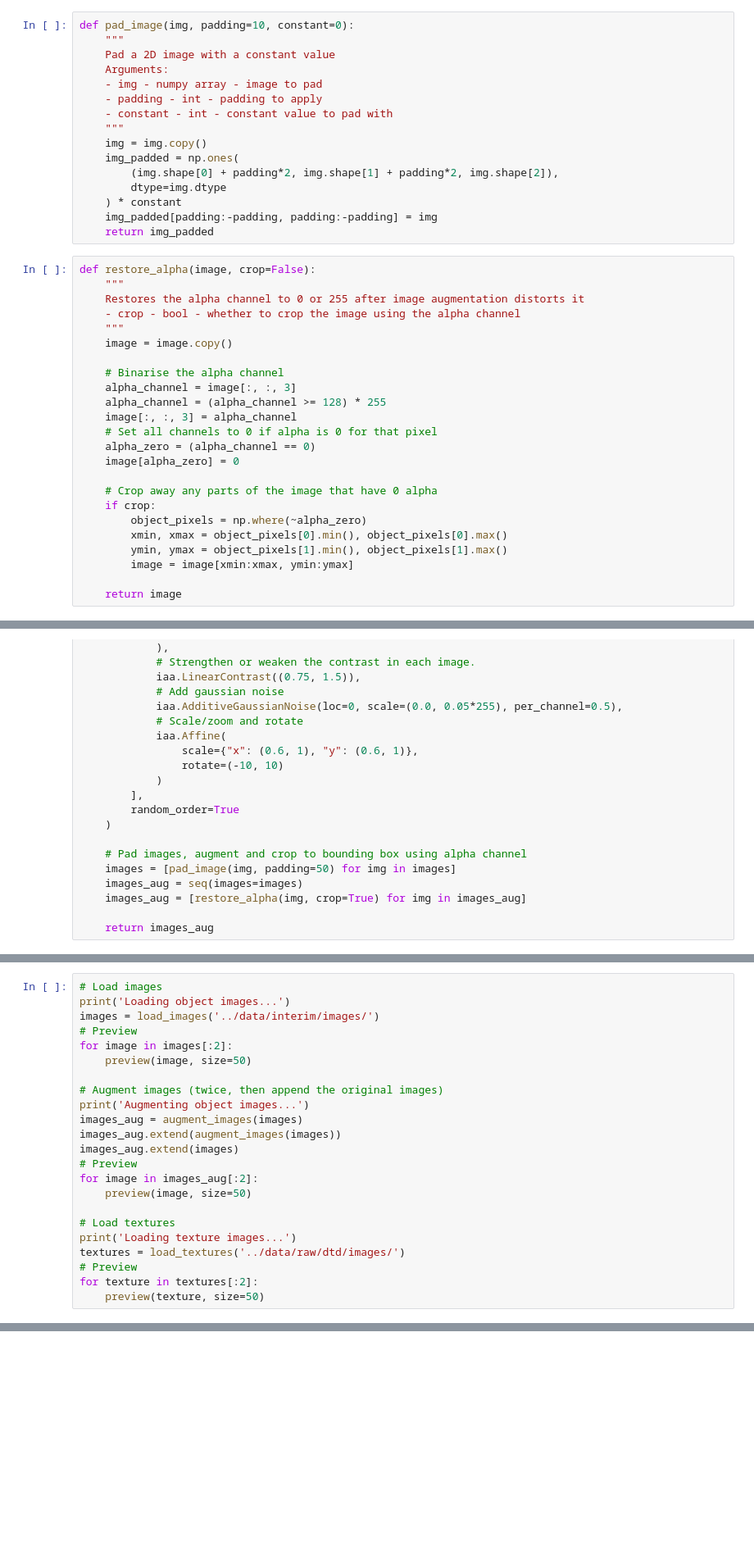
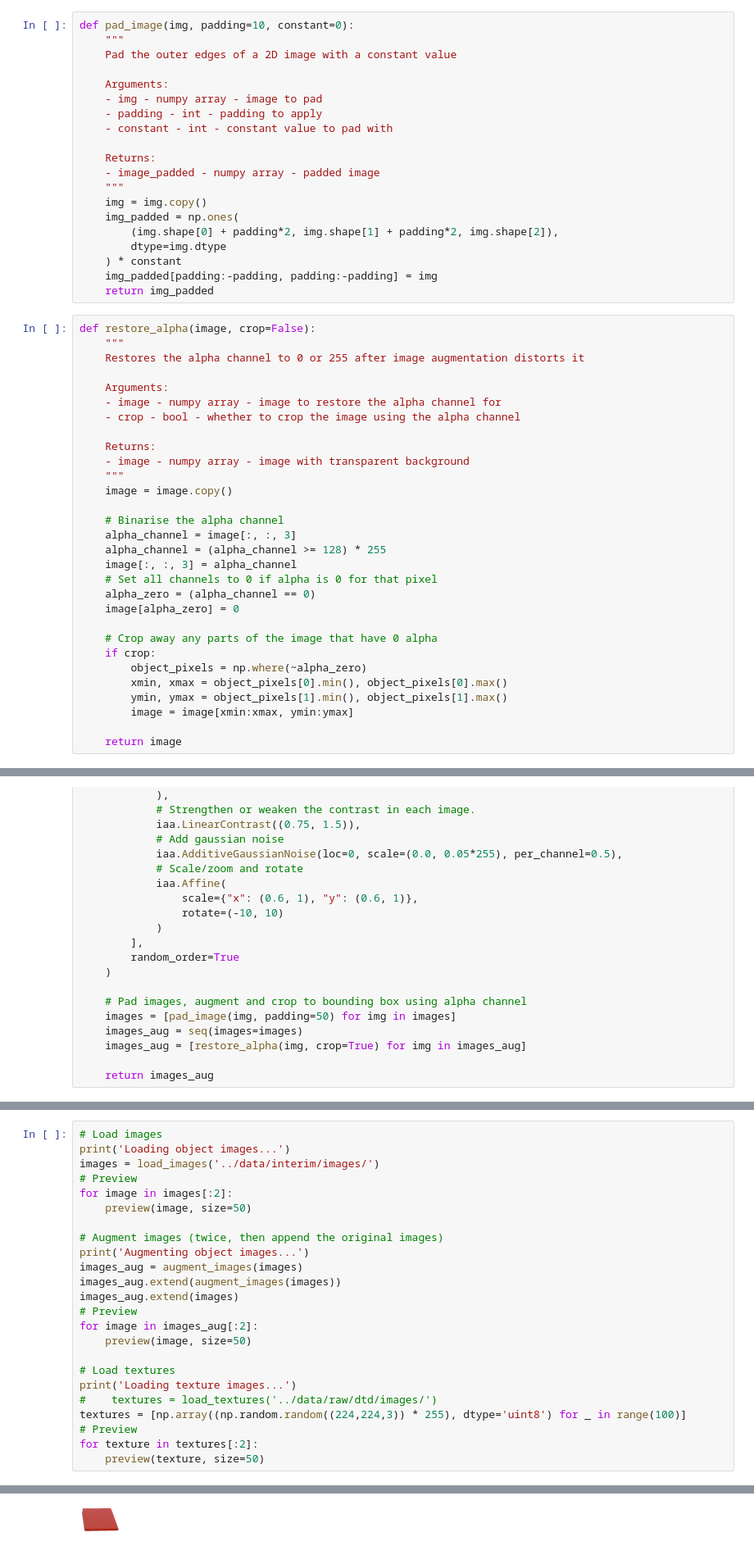
Before and after one commit to JulianFerry/sticky-notes, a Jupyter notebook: notebooks/3. image_generation.ipynb, the cells around one changed output, grey strips where cells are left out. Shown: that part at 82% size. Saved outputs shown, nothing was run; the diff lists cells and outputs as text; blank space fills up the shorter version.

```diff
--- a/notebooks/3. image_generation.ipynb
+++ b/notebooks/3. image_generation.ipynb
@@ -28,11 +34,15 @@ def load_images(image_dir):
 # %%
 def pad_image(img, padding=10, constant=0):
     """
-    Pad a 2D image with a constant value
+    Pad the outer edges of a 2D image with a constant value
+
     Arguments:
     - img - numpy array - image to pad
     - padding - int - padding to apply
     - constant - int - constant value to pad with
+
+    Returns:
+    - image_padded - numpy array - padded image
     """
     img = img.copy()
     img_padded = np.ones(
@@ -45,7 +55,13 @@ def pad_image(img, padding=10, constant=0):
 def restore_alpha(image, crop=False):
     """
     Restores the alpha channel to 0 or 255 after image augmentation distorts it
+
+    Arguments:
+    - image - numpy array - image to restore the alpha channel for
     - crop - bool - whether to crop the image using the alpha channel
+
+    Returns:
+    - image - numpy array - image with transparent background
     """
     image = image.copy()
 
@@ -212,7 +265,9 @@ for image in images_aug[:2]:
 
 # Load textures
 print('Loading texture images...')
-textures = load_textures('../data/raw/dtd/images/')
+#    textures = load_textures('../data/raw/dtd/images/')
+textures = [np.array((np.random.random((224,224,3)) * 255), dtype='uint8') for _ in range(100)]
 # Preview
 for texture in textures[:2]:
     preview(texture, size=50)
+# %% [output]
@@ -218,0 +275 @@ for texture in textures[:2]:
+[figure, added]
```
Also changed, not shown: parts of 11 cells of this notebook, 8 other files.
